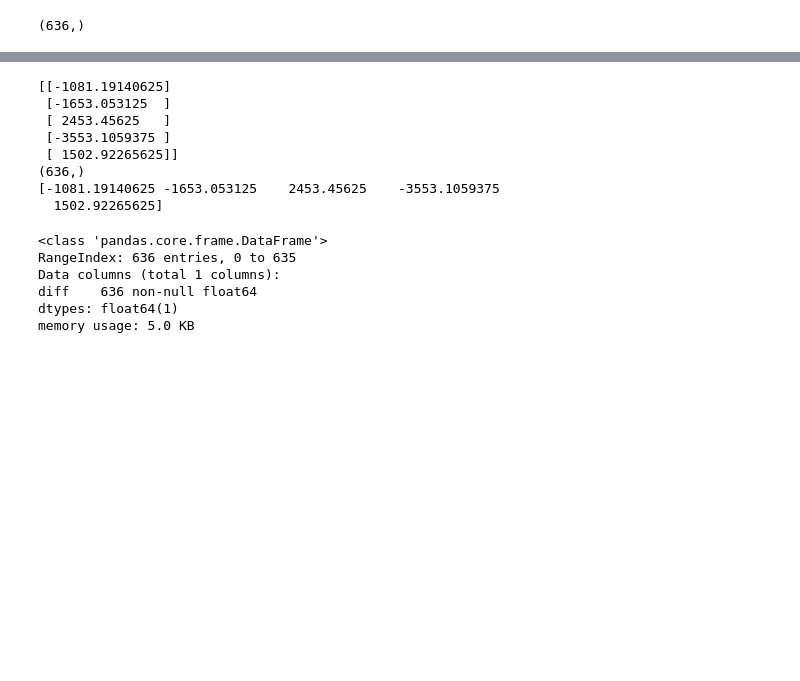
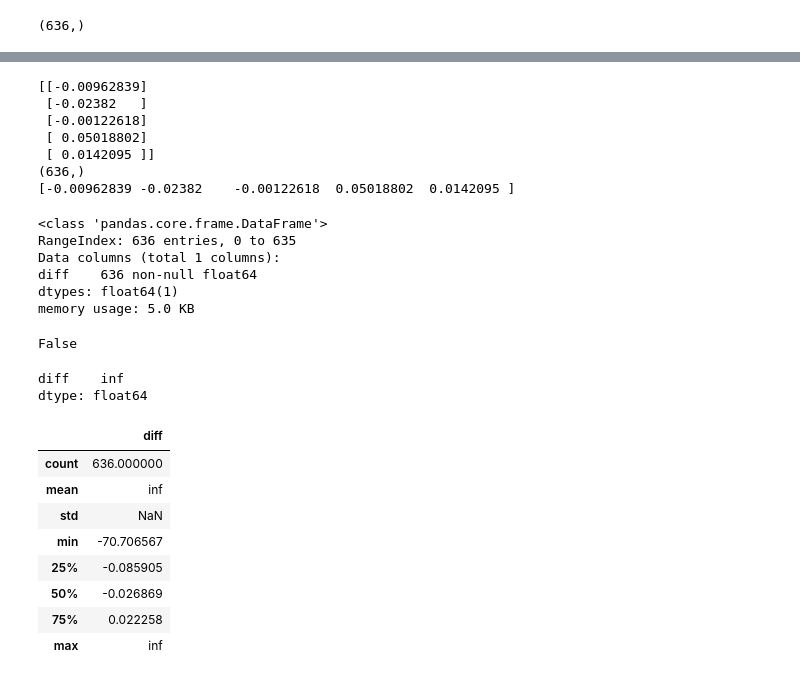
Before and after one commit to HMercer/anns_jupyter, a Jupyter notebook: nuclei-first/nuclei-first.ipynb, the cells around one changed output, grey strips where cells are left out. Saved outputs shown, nothing was run; the diff lists cells and outputs as text; code cells hidden in the pictures; blank space fills up the shorter version.

```diff
--- a/nuclei-first/nuclei-first.ipynb
+++ b/nuclei-first/nuclei-first.ipynb
@@ -366,18 +397,18 @@ plt.show()
 # %%
-diff = y_test_o - y_new_inverse
+diff = (y_new_inverse - y_test_o) / y_test_o
+diff_abs = y_new_inverse - y_test_o
 print(diff[:5])
 reshaped_diff = diff.reshape(-1,1)[:,0]
 print(reshaped_diff.shape)
 print(reshaped_diff[:5])
 # %% [output]
-[[-1081.19140625]
- [-1653.053125  ]
- [ 2453.45625   ]
- [-3553.1059375 ]
- [ 1502.92265625]]
+[[-0.00962839]
+ [-0.02382   ]
+ [-0.00122618]
+ [ 0.05018802]
+ [ 0.0142095 ]]
 (636,)
-[-1081.19140625 -1653.053125    2453.45625    -3553.1059375
-  1502.92265625]
+[-0.00962839 -0.02382    -0.00122618  0.05018802  0.0142095 ]
 # %%
 df = pd.DataFrame(data={'diff': reshaped_diff})
 df.info()
@@ -388,5 +419,12 @@ Data columns (total 1 columns):
 diff    636 non-null float64
 dtypes: float64(1)
 memory usage: 5.0 KB
+# %%
+df.isnull().values.any()
+# %% [output]
+False
 # %%
-df.descriv
+df.max()
+# %% [output]
+diff    inf
+dtype: float64
@@ -393,3 +433,15 @@ df.descriv
+# %%
+df.describe()
+# %% [output]
+|  | diff |
+| count | 636.000000 |
+| mean | inf |
+| std | NaN |
+| min | -70.706567 |
+| 25% | -0.085905 |
+| 50% | -0.026869 |
+| 75% | 0.022258 |
+| max | inf |
 # %%
 fig = plt.figure(figsize=(8,6))
 
```
Also changed, not shown: parts of 14 cells of this notebook, 48 other files.
